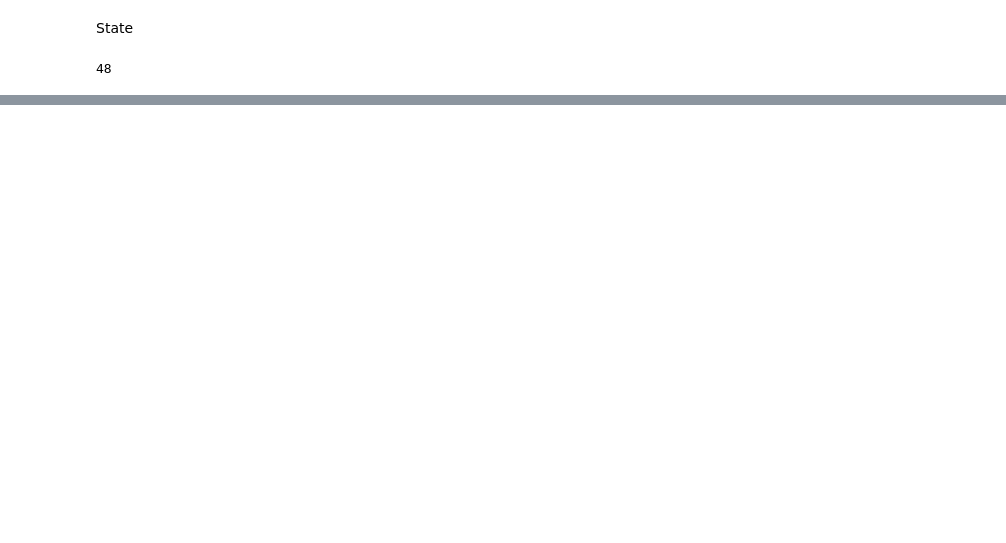
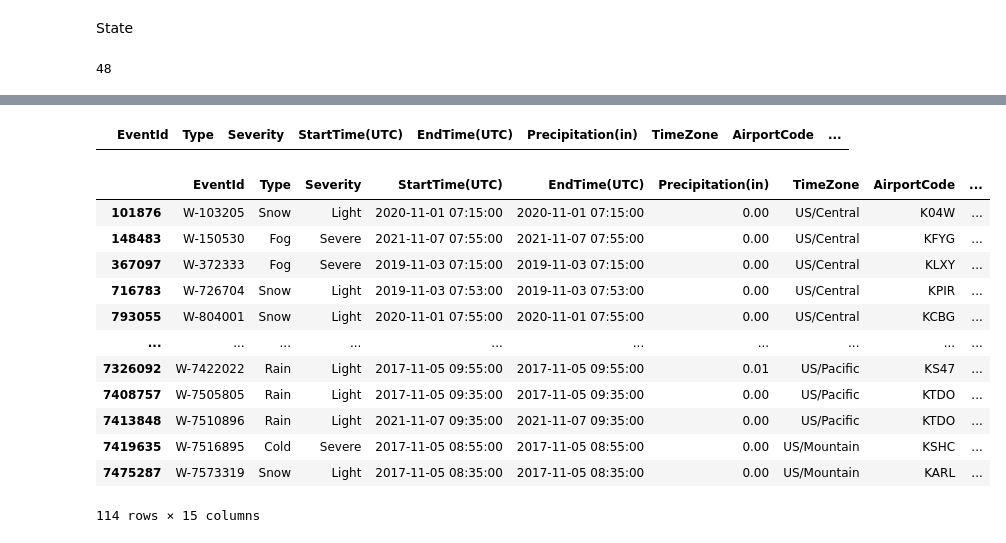
Before and after one commit to fernandohitmas/information_visualization, a Jupyter notebook: us_weather_events_16_20_project/part1.ipynb, the cells around one changed output, grey strips where cells are left out. Cells and saved outputs as stored; diff of their text form; code cells hidden in the pictures; blank space fills up the shorter version.

```diff
--- a/us_weather_events_16_20_project/part1.ipynb
+++ b/us_weather_events_16_20_project/part1.ipynb
@@ -399,0 +398,2 @@ base.mark_bar() + base.mark_text(align='center', dx=0, yOffset=-10)
+# %%
+X['ZipCode'] = X['ZipCode'].astype('object')
@@ -426,0 +475,3 @@ DataTransformerRegistry.enable('vegafusion')
+# %%
+X['StartTime(UTC)'] = pd.to_datetime(X['StartTime(UTC)'], format='%Y-%m-%d %H:%M:%S')
+X['EndTime(UTC)'] = pd.to_datetime(X['EndTime(UTC)'], format='%Y-%m-%d %H:%M:%S')
@@ -426,0 +484,23 @@ DataTransformerRegistry.enable('vegafusion')
+# %%
+X['EventDuration'] = X['EndTime(UTC)'] - X['StartTime(UTC)']
+X['EventDuration'] = X['EventDuration'].apply(lambda x: x.total_seconds())
+# %%
+X[X['EventDuration'] < 0]
+# %% [output]
+|  | EventId | Type | Severity | StartTime(UTC) | EndTime(UTC) | Precipitation(in) | TimeZone | AirportCode | ... |
+# %%
+X[X['EventDuration'] == 0]
+# %% [output]
+|  | EventId | Type | Severity | StartTime(UTC) | EndTime(UTC) | Precipitation(in) | TimeZone | AirportCode | ... |
+| 101876 | W-103205 | Snow | Light | 2020-11-01 07:15:00 | 2020-11-01 07:15:00 | 0.00 | US/Central | K04W | ... |
+| 148483 | W-150530 | Fog | Severe | 2021-11-07 07:55:00 | 2021-11-07 07:55:00 | 0.00 | US/Central | KFYG | ... |
+| 367097 | W-372333 | Fog | Severe | 2019-11-03 07:15:00 | 2019-11-03 07:15:00 | 0.00 | US/Central | KLXY | ... |
+| 716783 | W-726704 | Snow | Light | 2019-11-03 07:53:00 | 2019-11-03 07:53:00 | 0.00 | US/Central | KPIR | ... |
+| 793055 | W-804001 | Snow | Light | 2020-11-01 07:55:00 | 2020-11-01 07:55:00 | 0.00 | US/Central | KCBG | ... |
+| ... | ... | ... | ... | ... | ... | ... | ... | ... | ... |
+| 7326092 | W-7422022 | Rain | Light | 2017-11-05 09:55:00 | 2017-11-05 09:55:00 | 0.01 | US/Pacific | KS47 | ... |
+| 7408757 | W-7505805 | Rain | Light | 2017-11-05 09:35:00 | 2017-11-05 09:35:00 | 0.00 | US/Pacific | KTDO | ... |
+| 7413848 | W-7510896 | Rain | Light | 2021-11-07 09:35:00 | 2021-11-07 09:35:00 | 0.00 | US/Pacific | KTDO | ... |
+| 7419635 | W-7516895 | Cold | Severe | 2017-11-05 08:55:00 | 2017-11-05 08:55:00 | 0.00 | US/Mountain | KSHC | ... |
+| 7475287 | W-7573319 | Snow | Light | 2017-11-05 08:35:00 | 2017-11-05 08:35:00 | 0.00 | US/Mountain | KARL | ... |
+114 rows × 15 columns
```
Also changed, not shown: parts of 68 cells of this notebook, 17 other files.
